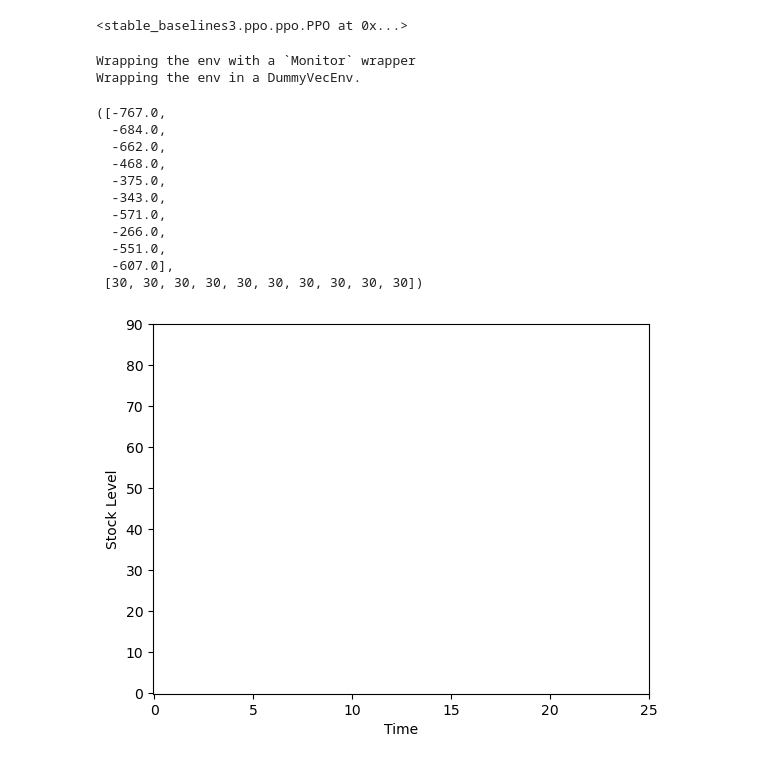
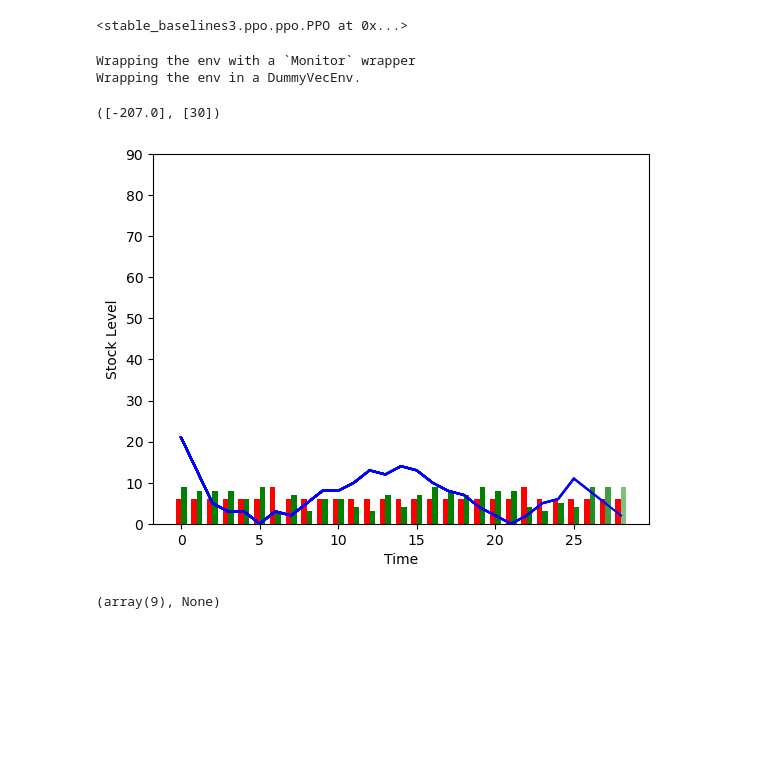
Before and after one commit to jonas-rer/RL_SCM, a Jupyter notebook: Testing Env/test_env_v0.ipynb, the cells around one changed output. Saved outputs shown, nothing was run; the diff lists cells and outputs as text; code cells hidden in the pictures; blank space fills up the shorter version.

```diff
--- a/Testing Env/test_env_v0.ipynb
+++ b/Testing Env/test_env_v0.ipynb
@@ -33,6 +33,13 @@ class SS_Mngmt_Env(Env):
     # Define the action and observation space
     def __init__(self, render_mode = None):
 
+        # To implement
+        # self.order_cost = 10 # Cost of ordering stock
+        # self.holding_cost = 1 # Cost of holding stock
+        # unit cost
+        # storage capacities
+        # campaign size
+
         self.I0 = 30 # Initial stock level
         self.stockout_cost = 100 # Cost of stockout
         self.expected_demand = 6 # Expected demand for production
@@ -40,13 +47,6 @@ class SS_Mngmt_Env(Env):
         # Order delay and queue
         self.order_delay = 3
         self.order_queue = deque(maxlen = self.order_delay)
-
-        # To implement
-        # self.order_cost = 10 # Cost of ordering stock
-        # self.holding_cost = 1 # Cost of holding stock
-        # unit cost
-        # storage capacities
-        # campaign size
 
         # Define action space
         # Change the action space for different campaign sizes
@@ -67,8 +67,9 @@ class SS_Mngmt_Env(Env):
         self.stock_history = []
         self.demand_history = []
         self.order_history = []
+        self.delivery_history = []
 
-        # Empty dataframe for plotting the history
+        # Empty dataframe for plotting the history and analysis
         self.history = pd.DataFrame(columns = ['Stock Level', 'Order', 'Demand'])
 
         self.render_mode = render_mode
@@ -93,7 +94,8 @@ class SS_Mngmt_Env(Env):
 
         # If there are enough steps passed since the order was placed, add the order to the stock
         if len(self.order_queue) == self.order_delay:
-            self.state += self.order_queue.popleft()
+            self.delivery = self.order_queue.popleft()
+            self.state += self.delivery
 
         # Check if the stock level is negative
         if self.state < 0:
@@ -116,6 +118,7 @@ class SS_Mngmt_Env(Env):
         self.stock_history.append(self.state)
         self.order_history.append(action)
         self.demand_history.append(self.demand)
+        self.delivery_history.append(self.delivery)
 
         # Add the order to the queue
         self.order_queue.append(action)
@@ -142,9 +145,7 @@ class SS_Mngmt_Env(Env):
                 # self.render_pygame()
 
     def render_human(self):
-        # Render the environment
-
-        plt.clf()
+        # Render the environment --> Static Rendering
 
         # Create a list of timestamps for the order history
         timestamps = np.arange(len(self.order_history))
@@ -263,6 +264,7 @@ class SS_Mngmt_Env(Env):
         self.stock_history = []
         self.order_history = []
         self.demand_history = []
+        self.delivery_history = []
 
         # Placeholder for info
         info = {}
@@ -347,21 +349,11 @@ model.save(model_path)
 # %%
 model = PPO.load(model_path, env = env)
 
 env = SS_Mngmt_Env(render_mode="human")
 
-evaluate_policy(model, env, n_eval_episodes=10, render=True, return_episode_rewards=True)
+evaluate_policy(model, env, n_eval_episodes=1, render=True, return_episode_rewards=True)
 # %% [output]
 Wrapping the env with a `Monitor` wrapper
 Wrapping the env in a DummyVecEnv.
-([-767.0,
-  -684.0,
-  -662.0,
-  -468.0,
-  -375.0,
-  -343.0,
-  -571.0,
-  -266.0,
-  -551.0,
-  -607.0],
- [30, 30, 30, 30, 30, 30, 30, 30, 30, 30])
+([-207.0], [30])
-[figure, old version]
+[figure, new version]
@@ -369,0 +360,5 @@ env.close()
+# %%
+# predict the action based on the stock level
+model.predict((0,), deterministic=True)
+# %% [output]
+(array(9), None)
```
Also changed, not shown: parts of 1 cell of this notebook.
